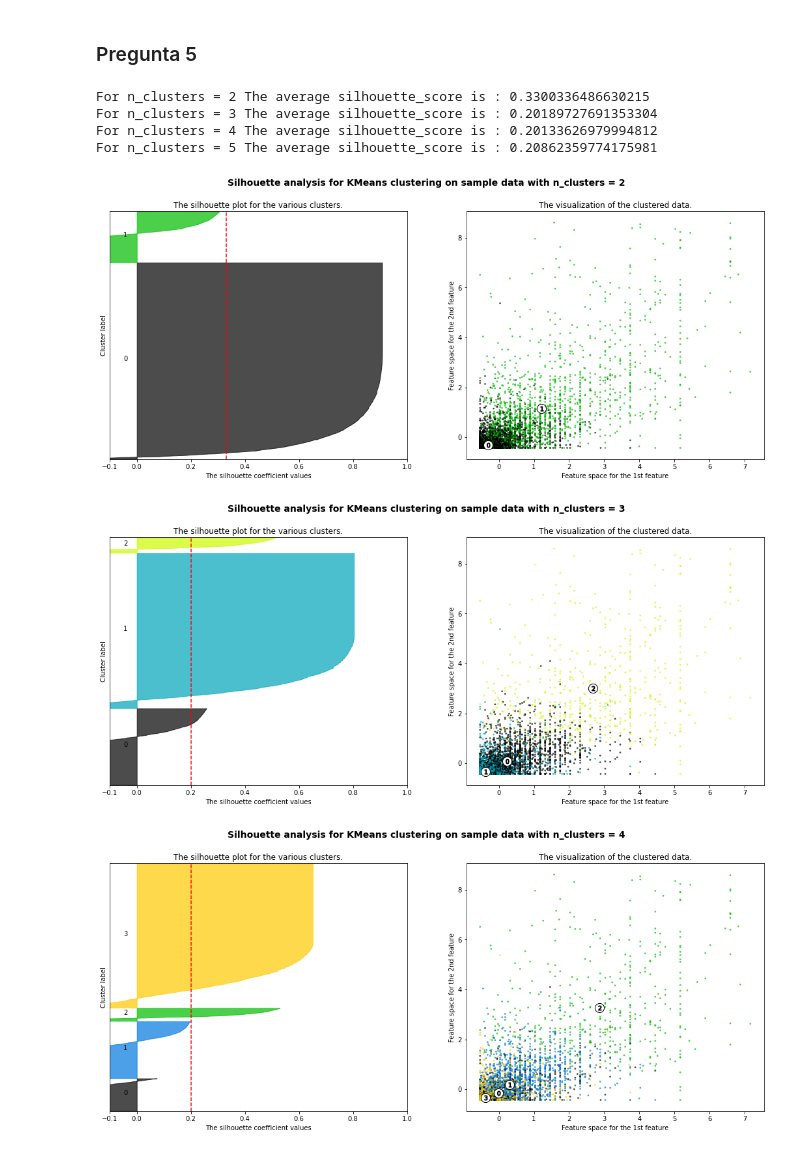
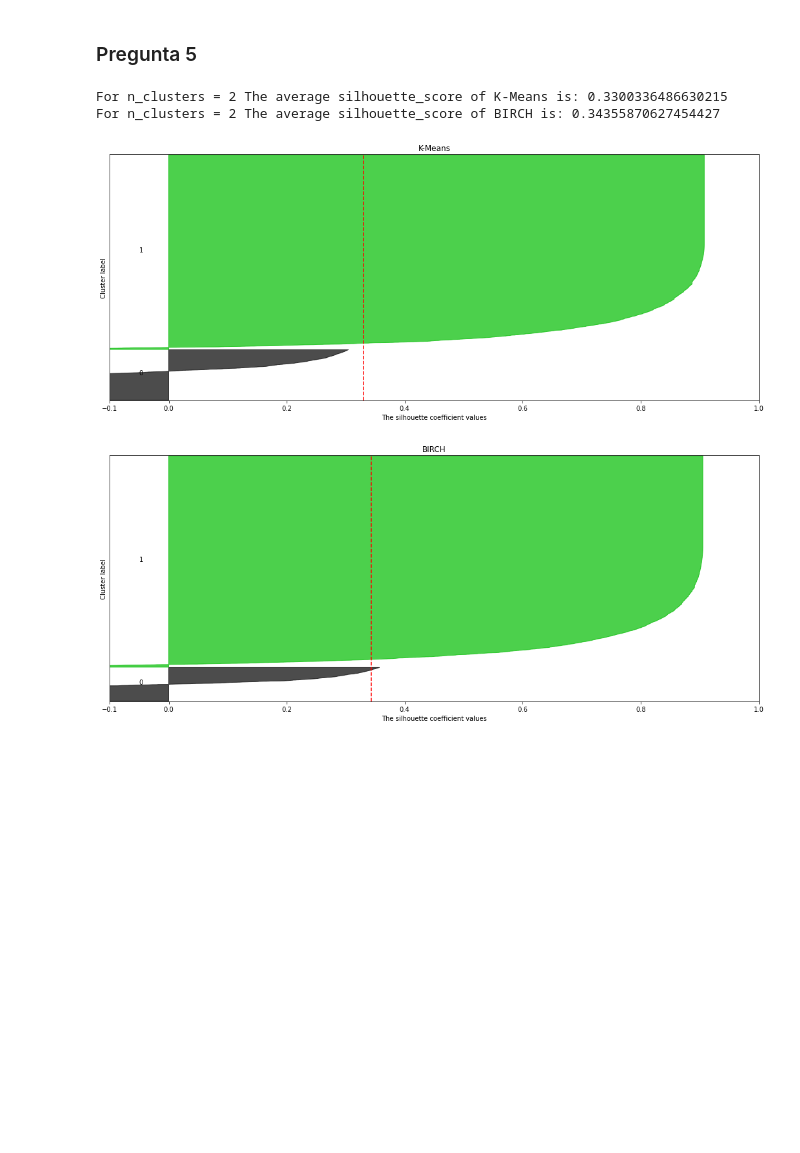
Before and after one commit to andreamalin/HDT2_Mineria, a Jupyter notebook: hdt2.ipynb, the cells around one changed output. Drawn from its saved outputs; the diff is of its cells as text; code cells hidden in the pictures; blank space fills up the shorter version.

Commit message:
feat: silhouette function

```diff
--- a/hdt2.ipynb
+++ b/hdt2.ipynb
@@ -132,94 +132,64 @@ plt.show()
 # %% [markdown]
 ### Pregunta 5
 # %%
-for n_clusters in range(2, 6):
-    fig, (ax1, ax2) = plt.subplots(1, 2)
+def make_silhouette(clusterer, n_clusters, label):
+    fig, ax = plt.subplots(figsize=(1,1))
     fig.set_size_inches(18, 7)
 
-    ax1.set_xlim([-0.1, 1])
-    ax1.set_ylim([0, len(X_scale) + (n_clusters + 1) * 10])
+    ax.set_xlim([-0.1, 1])
+    ax.set_ylim([0, len(X_scale) + (n_clusters + 1) * 10])
 
-    clusterer = KMeans(n_clusters=n_clusters, random_state=10)
     cluster_labels = clusterer.fit_predict(X_scale)
 
     silhouette_avg = silhouette_score(X_scale, cluster_labels)
     print(
         "For n_clusters =",
         n_clusters,
-        "The average silhouette_score is :",
+        "The average silhouette_score of",
+        label,
+        'is:',
         silhouette_avg,
     )
 
     sample_silhouette_values = silhouette_samples(variables, cluster_labels)
 
     y_lower = 10
     for i in range(n_clusters):
         ith_cluster_silhouette_values = sample_silhouette_values[cluster_labels == i]
 
         ith_cluster_silhouette_values.sort()
 
         size_cluster_i = ith_cluster_silhouette_values.shape[0]
         y_upper = y_lower + size_cluster_i
 
         color = cm.nipy_spectral(float(i) / n_clusters)
-        ax1.fill_betweenx(
+        ax.fill_betweenx(
             np.arange(y_lower, y_upper),
             0,
             ith_cluster_silhouette_values,
             facecolor=color,
             edgecolor=color,
             alpha=0.7,
         )
 
-        ax1.text(-0.05, y_lower + 0.5 * size_cluster_i, str(i))
+        ax.text(-0.05, y_lower + 0.5 * size_cluster_i, str(i))
 
         y_lower = y_upper + 10  # 10 for the 0 samples
 
-    ax1.set_title("The silhouette plot for the various clusters.")
-    ax1.set_xlabel("The silhouette coefficient values")
-    ax1.set_ylabel("Cluster label")
+    ax.set_title(label)
+    ax.set_xlabel("The silhouette coefficient values")
+    ax.set_ylabel("Cluster label")
 
-    ax1.axvline(x=silhouette_avg, color="red", linestyle="--")
+    ax.axvline(x=silhouette_avg, color="red", linestyle="--")
 
-    ax1.set_yticks([])
-    ax1.set_xticks([-0.1, 0, 0.2, 0.4, 0.6, 0.8, 1])
+    ax.set_yticks([])
+    ax.set_xticks([-0.1, 0, 0.2, 0.4, 0.6, 0.8, 1])
 
-    colors = cm.nipy_spectral(cluster_labels.astype(float) / n_clusters)
-    ax2.scatter(
-       X_scale[:, 0], X_scale[:, 1], marker=".", s=30, lw=0, alpha=0.7, c=colors, edgecolor="k"
-    )
-
-    centers = clusterer.cluster_centers_
-    ax2.scatter(
-        centers[:, 0],
-        centers[:, 1],
-        marker="o",
-        c="white",
-        alpha=1,
-        s=200,
-        edgecolor="k",
-    )
-
-    for i, c in enumerate(centers):
-        ax2.scatter(c[0], c[1], marker="$%d$" % i, alpha=1, s=50, edgecolor="k")
-
-    ax2.set_title("The visualization of the clustered data.")
-    ax2.set_xlabel("Feature space for the 1st feature")
-    ax2.set_ylabel("Feature space for the 2nd feature")
-
-    plt.suptitle(
-        "Silhouette analysis for KMeans clustering on sample data with n_clusters = %d"
-        % n_clusters,
-        fontsize=14,
-        fontweight="bold",
-    )
-
+make_silhouette(kmeans_cluster, 2, 'K-Means')
+make_silhouette(birch_model, 2, 'BIRCH')
 plt.show()
 # %% [output]
-For n_clusters = 2 The average silhouette_score is : 0.3300336486630215
-For n_clusters = 3 The average silhouette_score is : 0.20189727691353304
-For n_clusters = 4 The average silhouette_score is : 0.20133626979994812
-For n_clusters = 5 The average silhouette_score is : 0.20862359774175981
+For n_clusters = 2 The average silhouette_score of K-Means is: 0.3300336486630215
+For n_clusters = 2 The average silhouette_score of BIRCH is: 0.34355870627454427
-[figure, old version]
+[figure, new version]
-[figure, old version]
+[figure, new version]
-[figure, removed]
```
Also changed, not shown: parts of 4 cells of this notebook.
